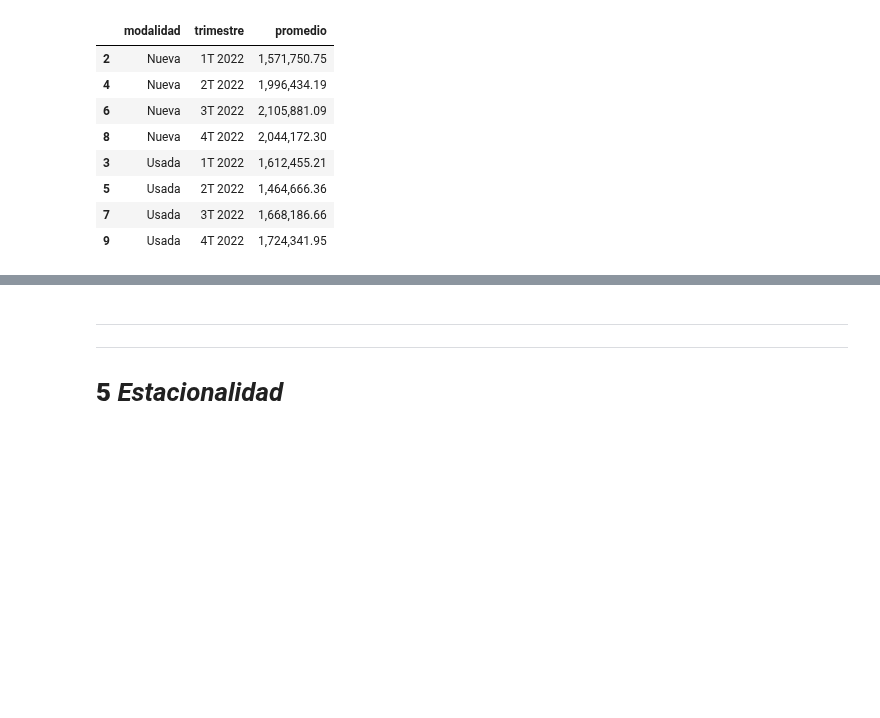
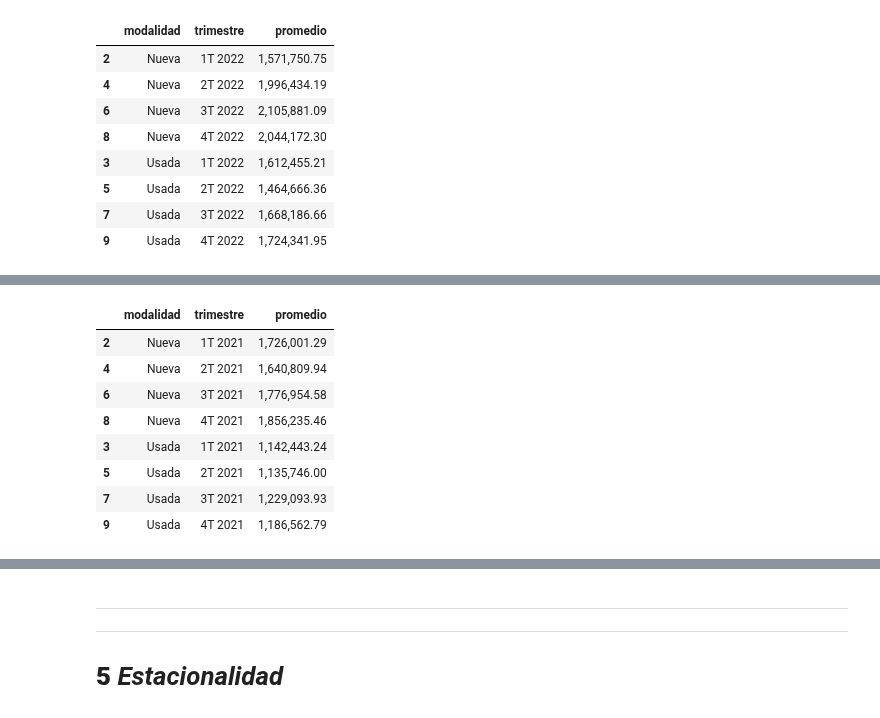
Before and after one commit to MiguelDWT4toCreativo/Datalpine, a Jupyter notebook: resources/jupyter/creditos_distribucion.ipynb, the cells around one changed output, grey strips where cells are left out. Saved outputs shown, nothing was run; the diff lists cells and outputs as text; code cells hidden in the pictures; blank space fills up the shorter version.

```diff
--- a/resources/jupyter/creditos_distribucion.ipynb
+++ b/resources/jupyter/creditos_distribucion.ipynb
@@ -1140,0 +1229,24 @@ fig.show()
+# %%
+# Resetear el índice para convertir el DataFrame a un formato normal
+promedio_monto_por_modalidad_mes_21 = promedio_monto_por_modalidad_mes_21.reset_index()
+# Utilizar el método melt para reorganizar el DataFrame
+promedio_monto_por_modalidad_mes_21 = promedio_monto_por_modalidad_mes_21.melt(
+    id_vars=['modalidad'],
+    var_name='trimestre',
+    value_name='promedio'
+)
+# Ordenar los datos según la modalidad y el trimestre
+promedio_monto_por_modalidad_mes_21 = promedio_monto_por_modalidad_mes_21.sort_values(by=['modalidad', 'trimestre'])
+# Eliminar los registros que tienen index en la columna 'trimestre'
+promedio_monto_por_modalidad_mes_21 = promedio_monto_por_modalidad_mes_21[promedio_monto_por_modalidad_mes_21['trimestre'] != 'index']
+promedio_monto_por_modalidad_mes_21
+# %% [output]
+|  | modalidad | trimestre | promedio |
+| 2 | Nueva | 1T 2021 | 1,726,001.29 |
+| 4 | Nueva | 2T 2021 | 1,640,809.94 |
+| 6 | Nueva | 3T 2021 | 1,776,954.58 |
+| 8 | Nueva | 4T 2021 | 1,856,235.46 |
+| 3 | Usada | 1T 2021 | 1,142,443.24 |
+| 5 | Usada | 2T 2021 | 1,135,746.00 |
+| 7 | Usada | 3T 2021 | 1,229,093.93 |
+| 9 | Usada | 4T 2021 | 1,186,562.79 |
```
Also changed, not shown: parts of 21 cells of this notebook, 9 other files.
